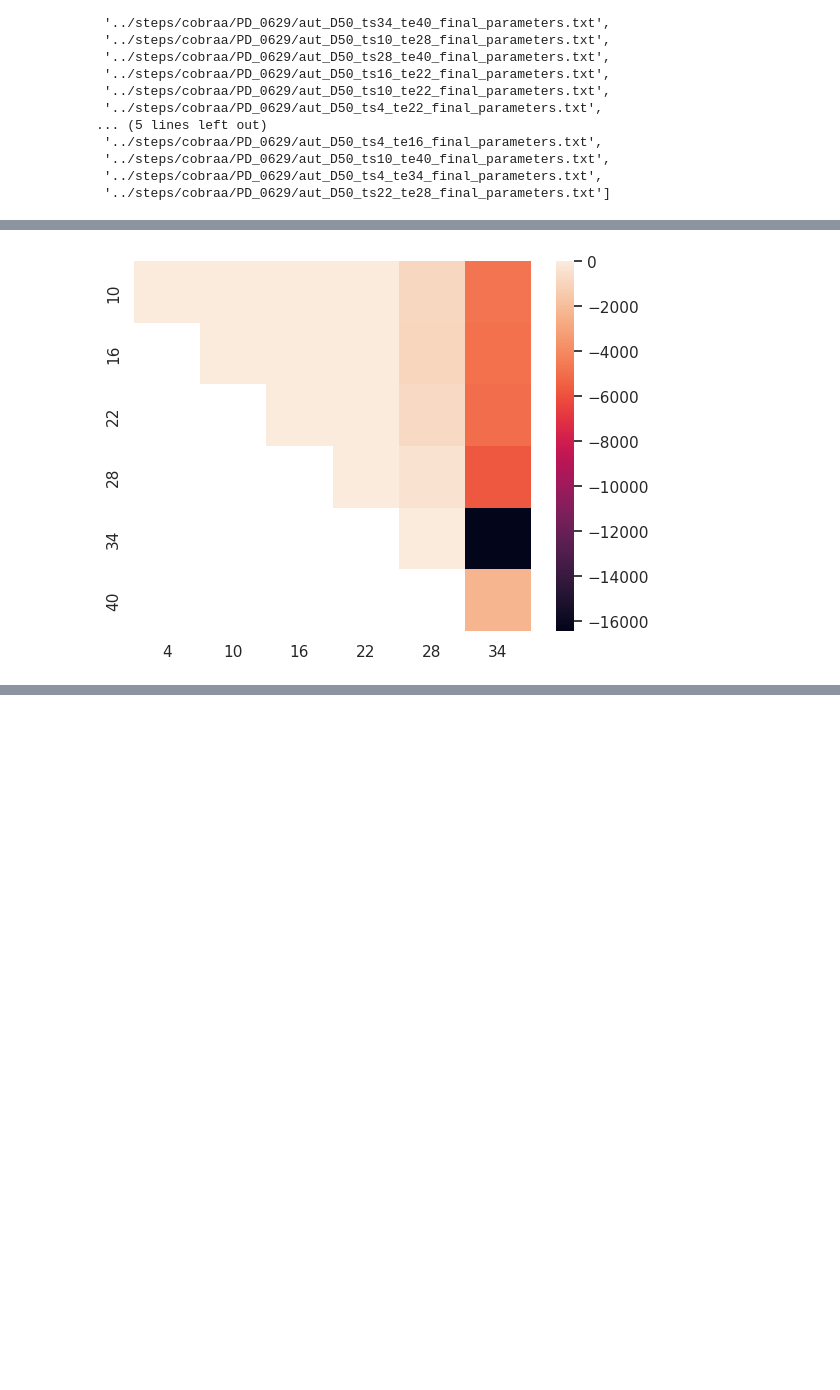
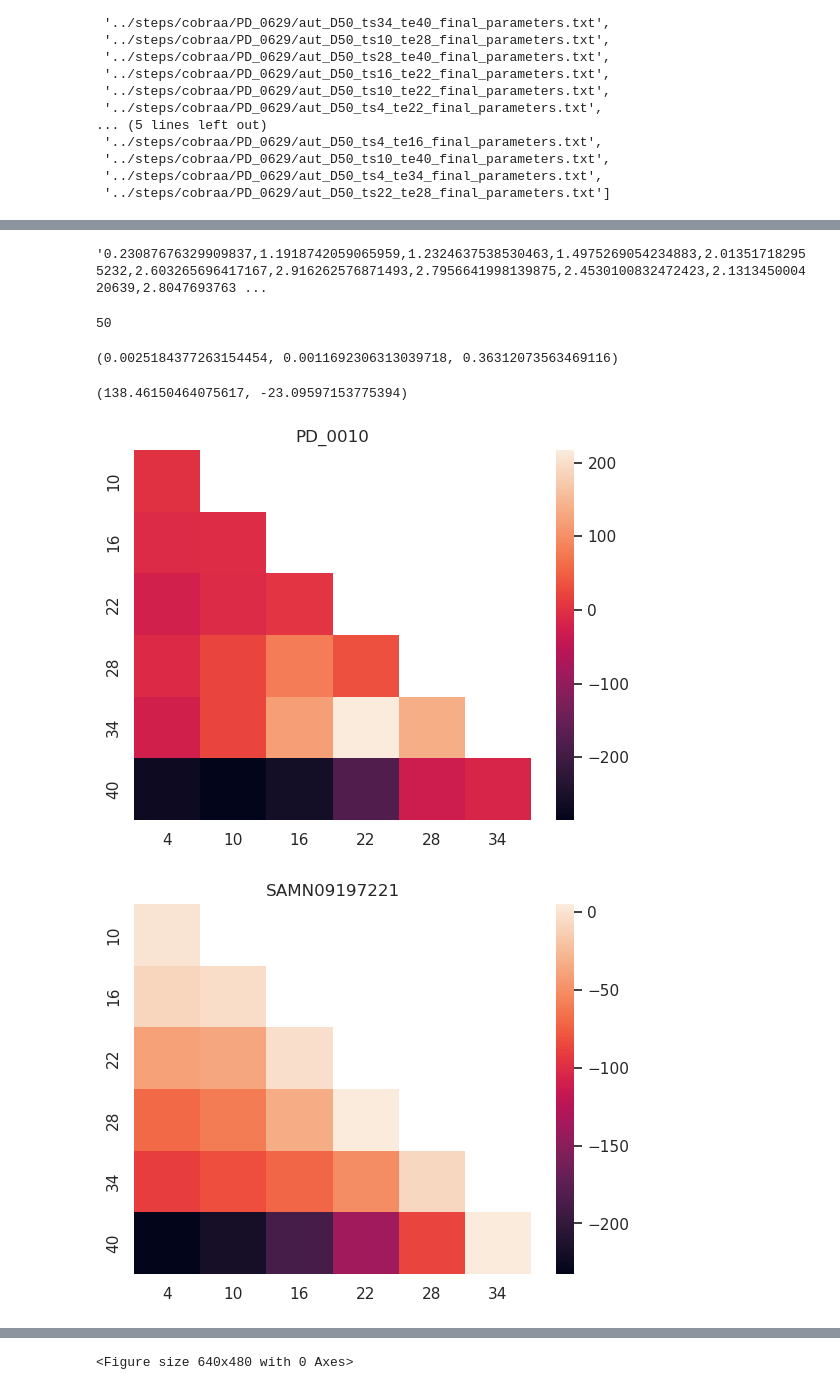
Before and after one commit to erikfogh/selection_primates, a Jupyter notebook: notebooks/cobraa01_one_sample_visuals.ipynb, the cells around one changed output, grey strips where cells are left out. Saved outputs shown, nothing was run; the diff lists cells and outputs as text; code cells hidden in the pictures; blank space fills up the shorter version.

Commit message:
Cobraa decode implementation

```diff
--- a/notebooks/cobraa01_one_sample_visuals.ipynb
+++ b/notebooks/cobraa01_one_sample_visuals.ipynb
@@ -224,0 +202,3 @@ glob.glob("../steps/cobraa/PD_0629/aut_D5*")
+# %%
+f = open("../steps/cobraa/PD_0313/aut_D50_ts10_te28_final_parameters.txt", "r")
+print(f.readlines()[-2])
@@ -224,0 +207,11 @@ glob.glob("../steps/cobraa/PD_0629/aut_D5*")
+# %%
+final_params_file = "../steps/cobraa/PD_0313/aut_D50_ts10_te28_final_parameters.txt"
+with open(final_params_file) as f:
+    finallines = f.readlines()
+ztheta = float([i for i in finallines if 'theta' in i ][0].split(' ')[-1])
+zrho = float([i for i in finallines if 'rho' in i ][0].split(' ')[-1])
+zgamma = float([i for i in finallines if 'gamma' in i ][0].split(' ')[-1])
+
+final_params = np.loadtxt(final_params_file)
+lambdaA_parameters = final_params[:,2]*ztheta/4
+lambdaB_parameters = final_params[:,3]*ztheta/4
@@ -225,18 +238,37 @@ glob.glob("../steps/cobraa/PD_0629/aut_D5*")
+# %%
+",".join([str(x) for x in final_params[:,2]*ztheta/4])
+# %% [output]
+'0.23087676329909837,1.1918742059065959,1.2324637538530463,1.4975269054234883,2.013517182955232,2.603265696417167,2.916262576871493,2.7956641998139875,2.4530100832472423,2.131345000420639,2.8047693763 ...
+# %%
+len(lambdaB_parameters)
+# %% [output]
+50
+# %%
+ztheta, zrho, zgamma
+# %% [output]
+(0.0025184377263154454, 0.0011692306313039718, 0.36312073563469116)
+# %%
+#PD_0010: Likelihoods can both be better and worse than unstructured.
+-1442522.7799575876-(-1442661.2414622284), -1442684.337433766-(-1442661.2414622284)
+# %% [output]
+(138.46150464075617, -23.09597153775394)
 # %%
-
-for ind in ["PD_0629"]:
+for ind in ["PD_0010", "SAMN09197221", "PD_0313", "SAMN37320038", "SAMN25565059",
+           "SAMN01162282", "PD_0051", "SAMEA112483168", "PD_0122", "PD_0522"]:
     final_params_file_pan = f'../steps/cobraa/{ind}/aut_final_parameters.txt'
     pan_LL = get_LL_from_file(final_params_file_pan)
     matrix_LL_diffs = np.zeros(shape=(6,6))
     matrix_LL_diffs[:] = np.nan
     for te in range(10, 42, 6):
         for ts in range(4, te-4, 6):
             final_params_file_struct = f'../steps/cobraa/{ind}/aut_D50_ts{ts}_te{te}_final_parameters.txt'
             struct_LL = get_LL_from_file(final_params_file_struct)
             diff_LL = struct_LL - pan_LL
-            matrix_LL_diffs[int(ts/6),int((te-6)/6)] = diff_LL
-    matrix_LL_diffs = matrix_LL_diffs**3
+            matrix_LL_diffs[int((te-6)/6),int(ts/6)] = diff_LL
+    matrix_LL_diffs = matrix_LL_diffs
     g = sns.heatmap(matrix_LL_diffs)
-    g.set(xticklabels=list(range(4, te-4, 6)), yticklabels=list(range(10, 42, 6)))
+    g.set(xticklabels=list(range(4, te-4, 6)), yticklabels=list(range(10, 42, 6)),title=ind)
+    plt.figure()
 # %% [output]
-[figure, old version]
+[figure, new version]
+[figure, added]
@@ -243,3 +283,4 @@ for ind in ["PD_0629"]:
+<Figure size 640x480 with 0 Axes>
 # %%
 matrix_LL_diffs
 # %% [output]
```
Also changed, not shown: parts of 31 cells of this notebook, 4 other files.
